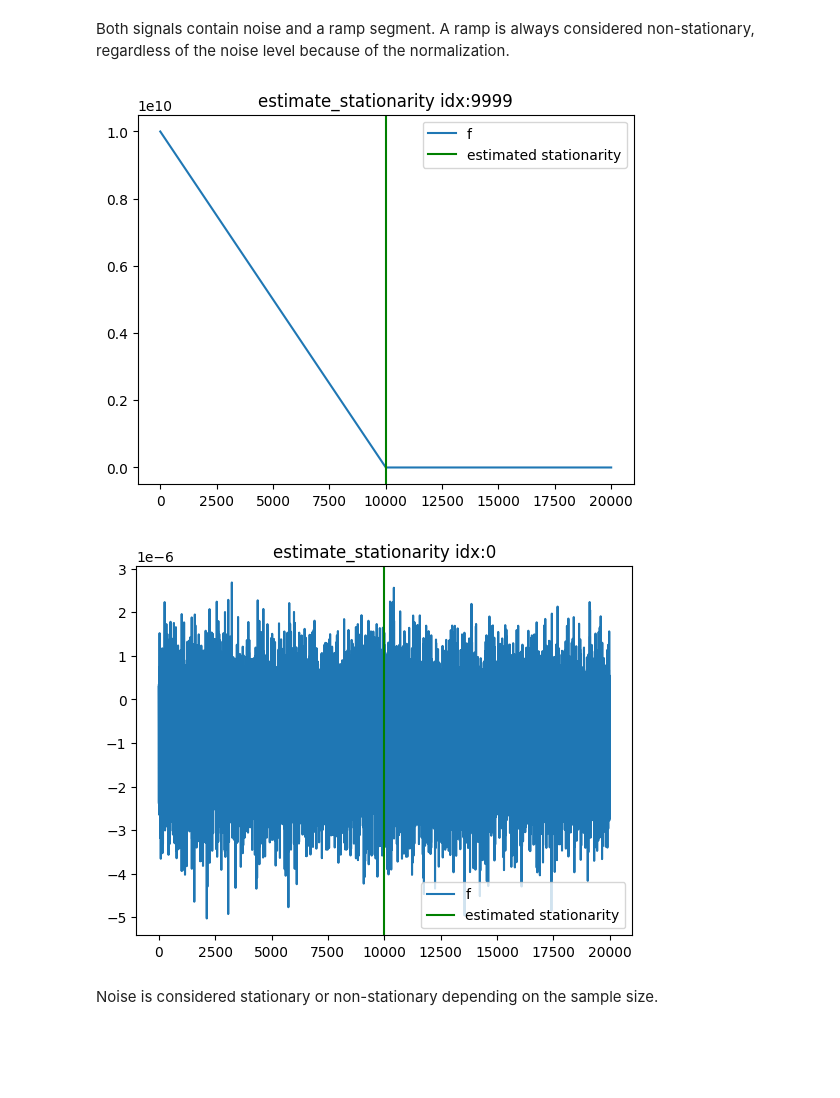
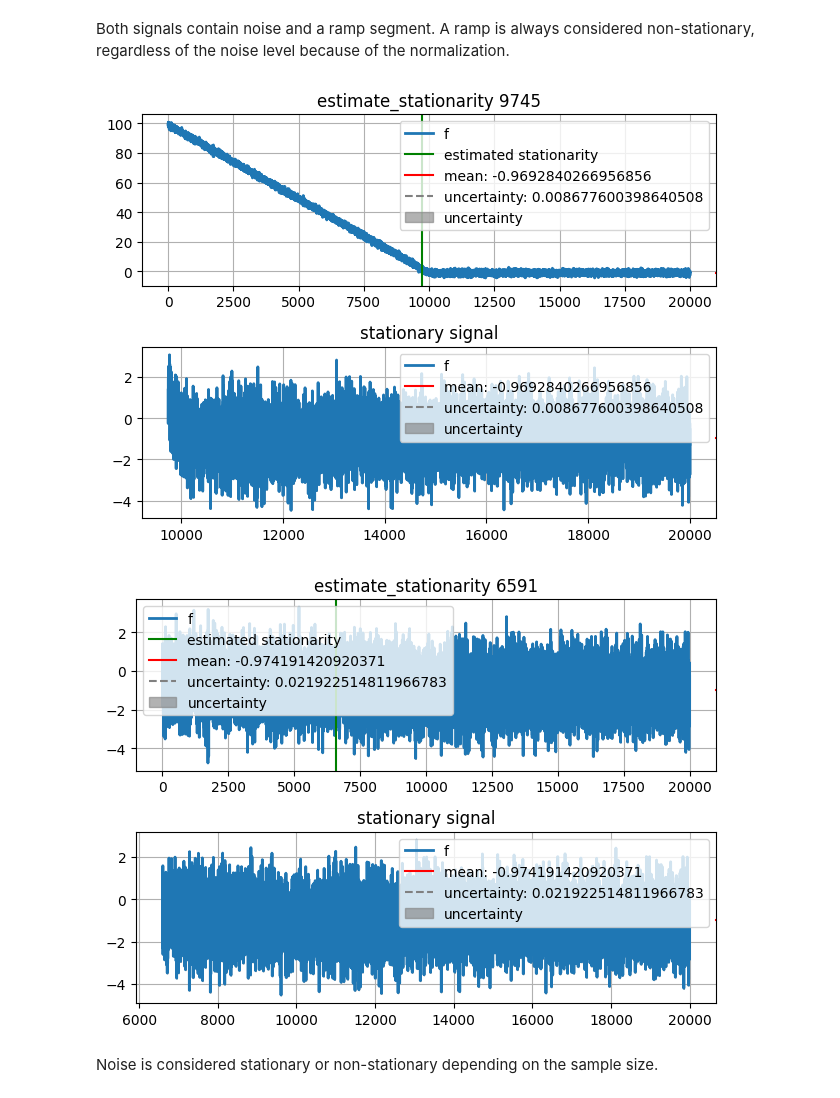
Before and after one commit to MaNyh/NTRfC, a Jupyter notebook: examples/check_timeseries_stationarity.ipynb, the cells around one changed output. Saved outputs shown, nothing was run; the diff lists cells and outputs as text; code cells hidden in the pictures; blank space fills up the shorter version.

```diff
--- a/examples/check_timeseries_stationarity.ipynb
+++ b/examples/check_timeseries_stationarity.ipynb
@@ -24,12 +24,3 @@ def signal_generator(amplitude=1, frequency=1, mean=0, abate=None, noise_amplitu
     decay = np.e ** -(times * abate) if abate else 0
     values = amplitude * np.sin(frequency * times* (np.pi*2)) + mean + decay + noise
     return times, values
-# %%
-def plot_estimate(timesteps, values, stationary_timestep):
-    f,axs = plt.subplots(1,1)
-    axs.plot(timesteps, values, label="f")
-    axs.axvline(x=timesteps[stationary_timestep],ymin=-1,ymax=1, color="green", label="estimated stationarity")
-    axs.axhline(y=np.mean(values), color="red", label="mean")
-    axs.set_title(f"estimate_stationarity {stationary_timestep}")
-    axs.legend()
-    plt.show()
@@ -159,32 +192,32 @@ plot_estimate(np.arange(0,res), values_high, answer)
 Both signals contain noise and a ramp segment. A ramp is always considered non-stationary, regardless of the noise level because of the normalization.
 # %%
 res = 20000
-noise_amplitude = 1e-6
-snr = 1e16
+noise_amplitude = 1
+snr = 100
 ramp_amplitude = noise_amplitude * snr
 timesteps = np.arange(0,res)
 noise = np.random.normal(-1, 1, res) * noise_amplitude
 
 values_stationary = np.zeros(res) + noise
 values_stationary[:res//2] = values_stationary[:res//2] + np.linspace(ramp_amplitude, 0, res//2)
-stationary_timestep_true  ,_,_= estimate_stationarity(values_stationary)
+stationary_timestep_true  ,_,mean_uncertainty= estimate_stationarity(values_stationary)
 
-plot_estimate(timesteps, values_stationary, stationary_timestep_true)
+plot_estimate(timesteps, values_stationary, stationary_timestep_true,mean_uncertainty)
 
 
 
-snr = 1e-12
+snr = 0.5
 ramp_amplitude = noise_amplitude * snr
 values_stationary_new = np.zeros(res) + noise
 
 values_stationary_new[:res//2] =values_stationary_new[:res//2]+  np.linspace(ramp_amplitude, 0, res//2)
-stationary_timestep_false  ,_,_= estimate_stationarity(values_stationary_new)
+stationary_timestep_false  ,_,mean_uncertainty= estimate_stationarity(values_stationary_new)
 
 
-plot_estimate(timesteps, values_stationary_new, stationary_timestep_false)
+plot_estimate(timesteps, values_stationary_new, stationary_timestep_false,mean_uncertainty)
 # %% [output]
-[figure, old version]
+[figure, new version]
-[figure, old version]
+[figure, new version]
 # %% [markdown]
 Noise is considered stationary or non-stationary depending on the sample size.
 # %%
```
Also changed, not shown: parts of 10 cells of this notebook, 2 other files.
